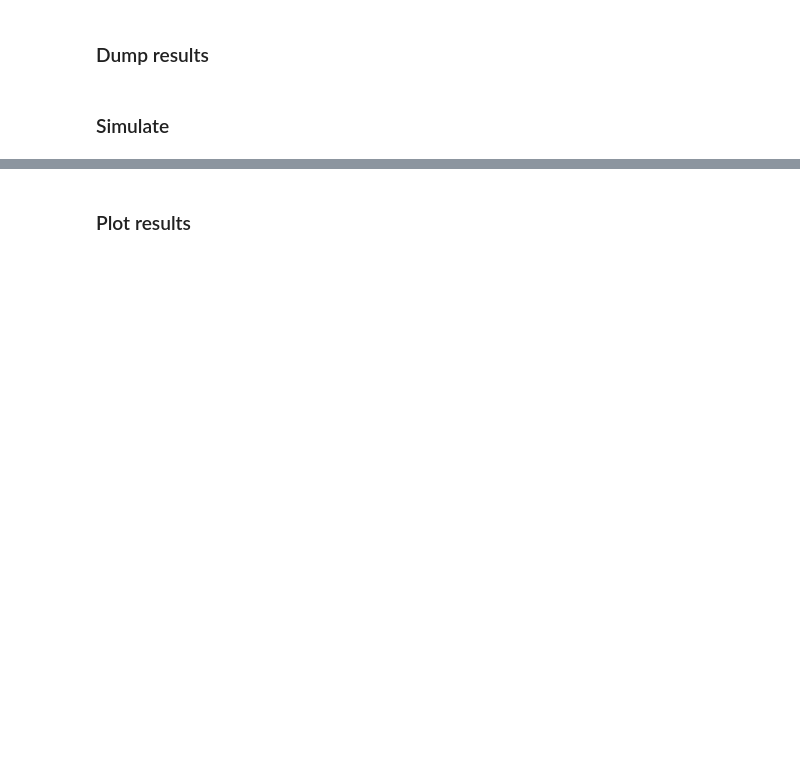
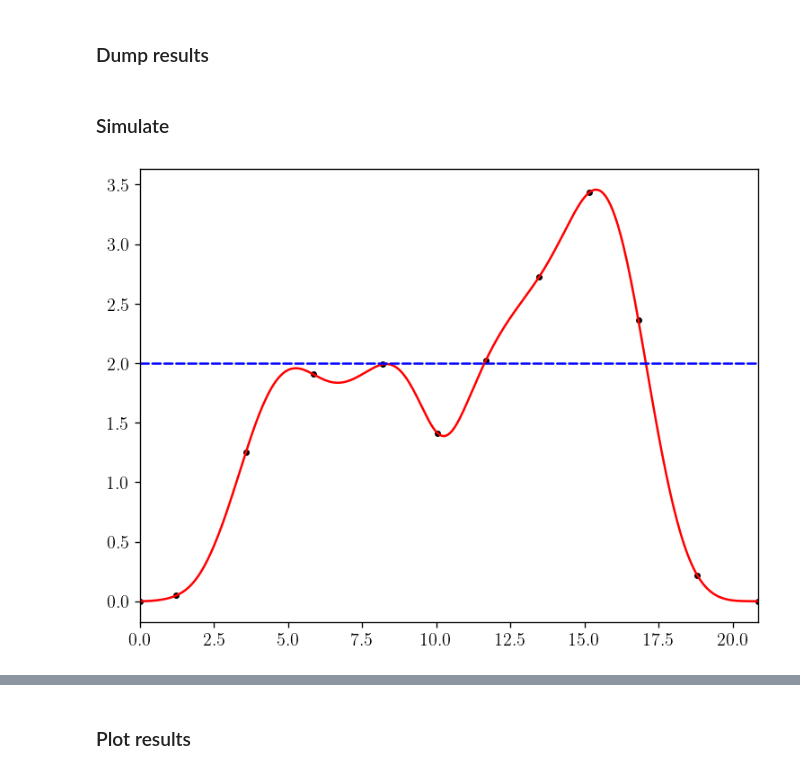
Before and after one commit to sametuzun781/Fast_TrajOpt_CT-STL, a Jupyter notebook: SCP_TrajGen.ipynb, the cells around one changed output, grey strips where cells are left out. Saved outputs shown, nothing was run; the diff lists cells and outputs as text; code cells hidden in the pictures; blank space fills up the shorter version.

```diff
--- a/SCP_TrajGen.ipynb
+++ b/SCP_TrajGen.ipynb
@@ -764,0 +80,4 @@ def set_parameters(problem, **kwargs):
+# %%
+if not(params['use_generated_code']) or params['generate_code']:
+    # Parse problem if you are not using the generated code
+    cvx_prb = parse_convex_problem(params_sc, fcn_dict)
@@ -765,2 +91,10 @@ def set_parameters(problem, **kwargs):
+# %%
+if params['use_generated_code']:
+    # Use generated code
+    with open('solver/problem.pickle', 'rb') as f:
+        cvx_prb = pickle.load(f)
+
+    from solver.cpg_solver import cpg_solve
+    cvx_prb.register_solve('CPG', cpg_solve)
 # %% [markdown]
 ### Prox-linear
@@ -2154,0 +182,7 @@ qf_results = unscale_results(copy.deepcopy(qf_results_sc),
+# %%
+prox_results = unscale_prox_results(copy.deepcopy(prox_results_sc), params)
+
+params = dynamics(copy.deepcopy(params))
+
+results = RUN(copy.deepcopy(prox_results),
+                 copy.deepcopy(params))
@@ -2154,0 +209,28 @@ qf_results = unscale_results(copy.deepcopy(qf_results_sc),
+# %%
+# Create figure and axis
+fig, ax = plt.subplots()
+
+# Continuous speed norm over time
+speed_norm = np.linalg.norm(results['x_all'][:, 3:6], axis=1)
+ax.plot(results['times_all'], speed_norm, color='red', label='Interpolated')
+# ax.scatter(results['times_all'], speed_norm, s=5, color='blue')
+
+# Node-based speed values
+speed_nodes = np.linalg.norm(results['x_nmpc_all'][0, :, 3:6], axis=1)
+ax.scatter(results['times_nodes'], speed_nodes, s=10, color='black', label='Nodes')
+
+# Dashed speed limit line
+# ax.axhline(y=params['vehicle_v_max'], color='blue', linestyle='dashed', label=r'$v_{max}$')
+ax.axhline(y=params['spd_lim'], color='blue', linestyle='dashed', label=r'$v_{max}$')
+
+# Labels and aesthetics
+# ax.set_xlabel(r'Time [s]', fontsize=xy_fs)
+# ax.set_ylabel(r'Speed, $v$ [m/s]', fontsize=xy_fs)
+# ax.legend(fontsize=legend_fs)
+# ax.grid(True)
+
+# Optional: tighten layout
+plt.tight_layout()
+plt.show()
+# %% [output]
+[figure, added]
```
Also changed, not shown: parts of 72 cells of this notebook, 15 other files.
